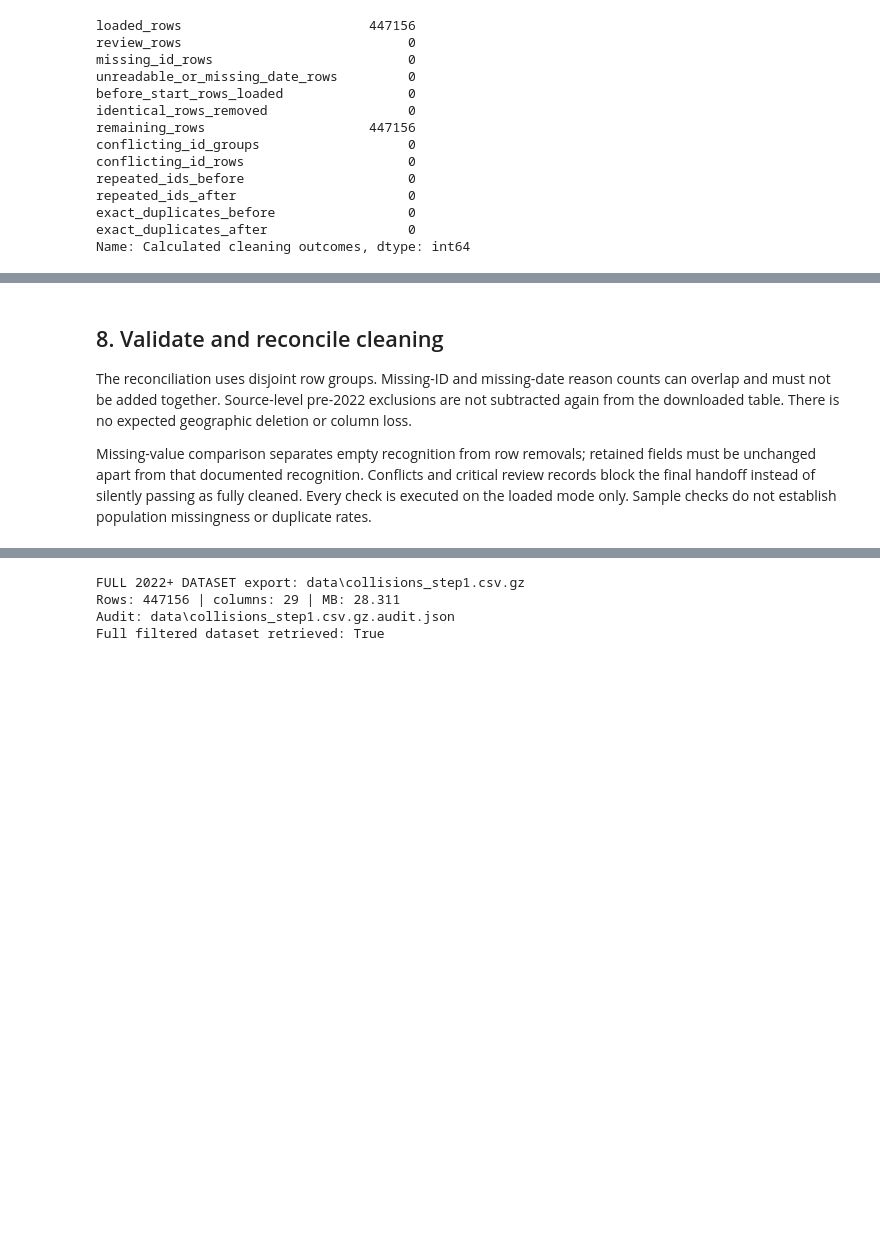
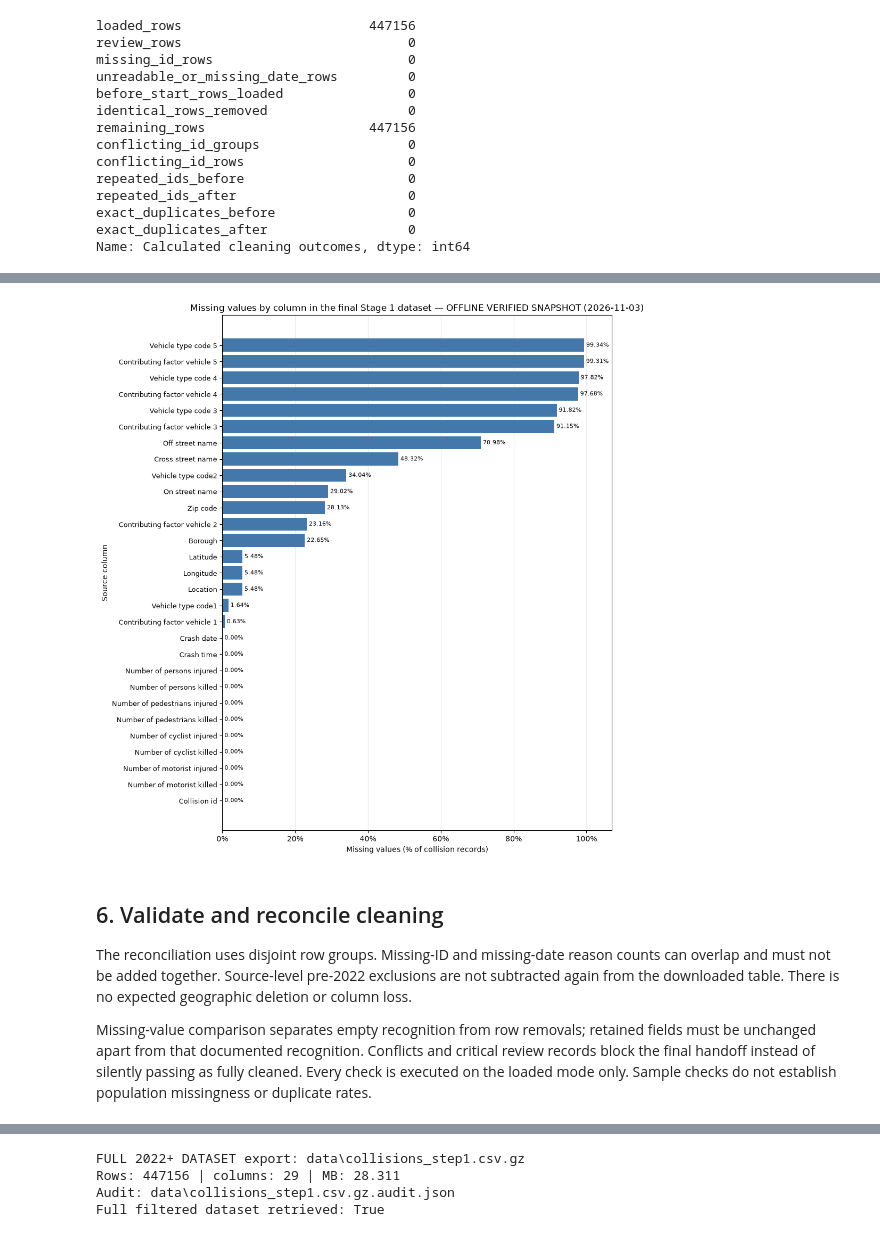
Before and after one commit to Sanad-Manga/NYC-Build-And-Crash, a Jupyter notebook: phase1_collisions_initial_cleaning_yassin.ipynb, the cells around one changed output, grey strips where cells are left out. Cells and saved outputs as stored; diff of their text form; code cells hidden in the pictures; blank space fills up the shorter version.

```diff
--- a/02_collisions_cleaning.ipynb
+++ b/phase1_collisions_initial_cleaning_yassin.ipynb
@@ -629,5 +655,30 @@ Name: Calculated cleaning outcomes, dtype: int64
+# %%
+import matplotlib.pyplot as plt
+from matplotlib.ticker import PercentFormatter
+
+final_missing_percent = missing_table(clean)["missing_percent"].sort_values(ascending=False, kind="stable")
+assert len(final_missing_percent) == 29
+missing_labels = [column.replace("_", " ").capitalize() for column in final_missing_percent.index]
+fig, ax = plt.subplots(figsize=(12, 11))
+ax.barh(missing_labels, final_missing_percent.to_numpy(), color="#4477AA")
+ax.invert_yaxis()
+ax.set_title(f"Missing values by column in the final Stage 1 dataset — {RESULT_LABEL}")
+ax.set_xlabel("Missing values (% of collision records)")
+ax.set_ylabel("Source column")
+ax.set_xlim(0, 107)
+ax.xaxis.set_major_formatter(PercentFormatter(xmax=100, decimals=0))
+ax.grid(axis="x", alpha=0.25)
+ax.set_axisbelow(True)
+ax.tick_params(axis="y", labelsize=9)
+for bar, value in zip(ax.patches, final_missing_percent):
+    ax.text(value + 0.6, bar.get_y() + bar.get_height() / 2, f"{value:.2f}%", va="center", fontsize=8)
+fig.subplots_adjust(left=0.36, right=0.97, top=0.95, bottom=0.07)
+plt.show()
+plt.close(fig)
+# %% [output]
+[figure, added]
 # %% [markdown]
-## 8. Validate and reconcile cleaning
+## 6. Validate and reconcile cleaning
 The reconciliation uses disjoint row groups. Missing-ID and missing-date reason counts can overlap
 and must not be added together. Source-level pre-2022 exclusions are not subtracted again from the
 downloaded table. There is no expected geographic deletion or column loss.
```
Also changed, not shown: parts of 12 cells of this notebook, 1 other file.
